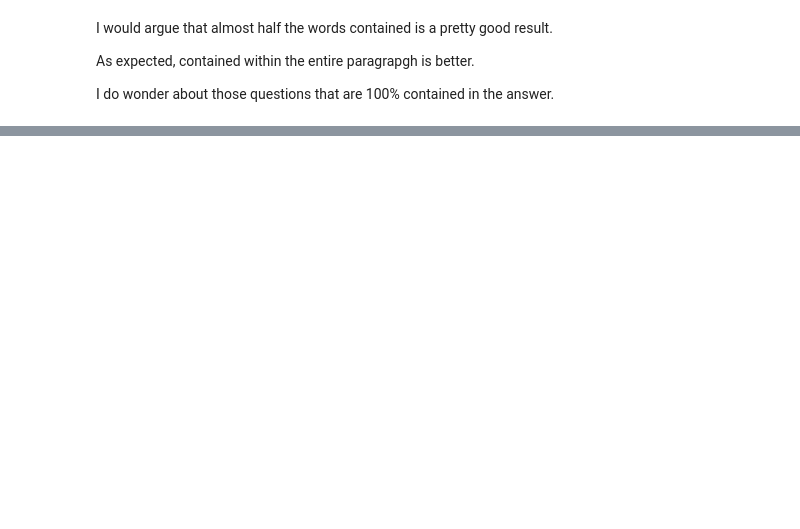
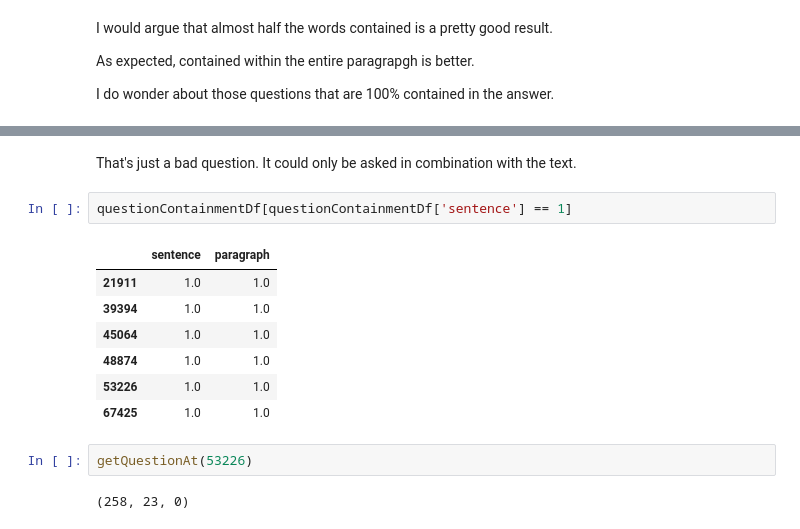
Before and after one commit to KristiyanVachev/Question-Generation, a Jupyter notebook: 01. Data Exploration/SQuADv1.ipynb, the cells around one changed output, grey strips where cells are left out. Saved outputs shown, nothing was run; the diff lists cells and outputs as text; blank space fills up the shorter version.

```diff
--- a/01. Data Exploration/SQuADv1.ipynb
+++ b/01. Data Exploration/SQuADv1.ipynb
@@ -262,0 +359,16 @@ I do wonder about those questions that are 100% contained in the answer.
+# %% [markdown]
+That's just a bad question. It could only be asked in combination with the text.
+# %%
+questionContainmentDf[questionContainmentDf['sentence'] == 1]
+# %% [output]
+|  | sentence | paragraph |
+| 21911 | 1.0 | 1.0 |
+| 39394 | 1.0 | 1.0 |
+| 45064 | 1.0 | 1.0 |
+| 48874 | 1.0 | 1.0 |
+| 53226 | 1.0 | 1.0 |
+| 67425 | 1.0 | 1.0 |
+# %%
+getQuestionAt(53226)
+# %% [output]
+(258, 23, 0)
```
Also changed, not shown: parts of 30 cells of this notebook.
